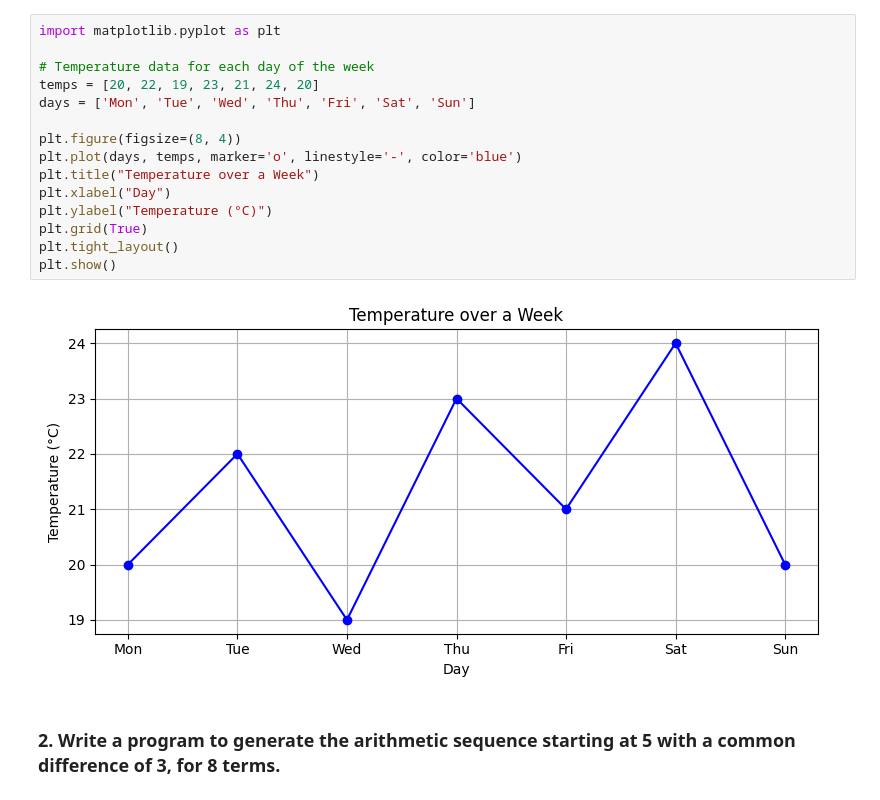
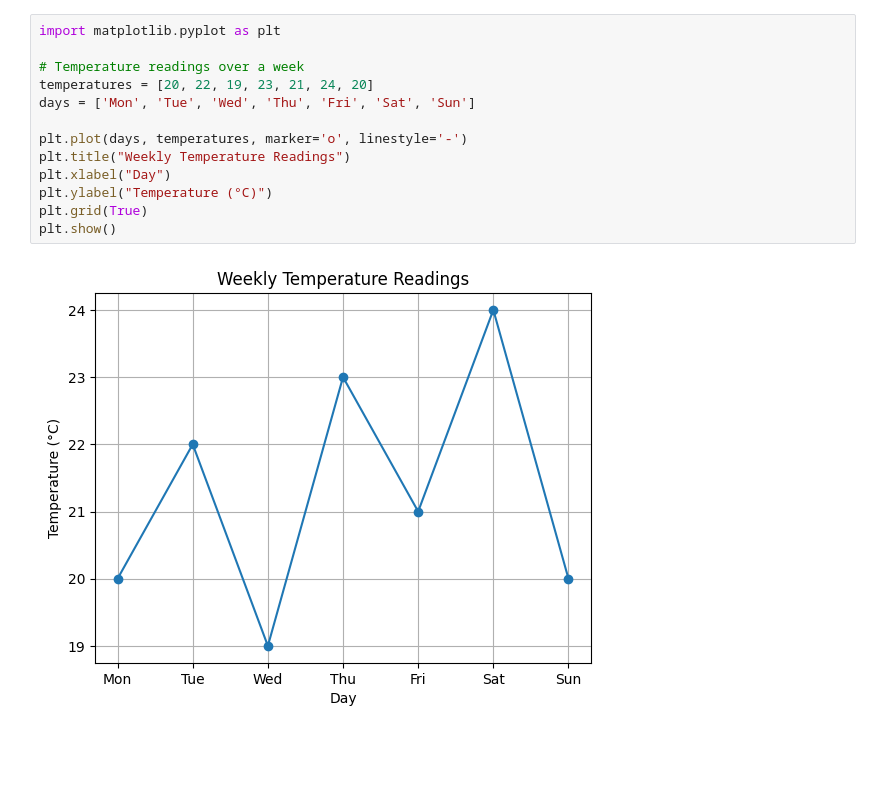
Before and after one commit to wangui-jane/Python_jane, a Jupyter notebook: Untitled0.ipynb, the cells around one changed output. Cells and saved outputs as stored; diff of their text form; blank space fills up the shorter version.

```diff
--- a/Untitled0.ipynb
+++ b/Untitled0.ipynb
@@ -5,19 +13,15 @@
 # %%
 import matplotlib.pyplot as plt
 
-# Temperature data for each day of the week
-temps = [20, 22, 19, 23, 21, 24, 20]
+# Temperature readings over a week
+temperatures = [20, 22, 19, 23, 21, 24, 20]
 days = ['Mon', 'Tue', 'Wed', 'Thu', 'Fri', 'Sat', 'Sun']
 
-plt.figure(figsize=(8, 4))
-plt.plot(days, temps, marker='o', linestyle='-', color='blue')
-plt.title("Temperature over a Week")
+plt.plot(days, temperatures, marker='o', linestyle='-')
+plt.title("Weekly Temperature Readings")
 plt.xlabel("Day")
 plt.ylabel("Temperature (°C)")
 plt.grid(True)
-plt.tight_layout()
 plt.show()
 # %% [output]
-[figure, old version]
+[figure, new version]
-# %% [markdown]
-### 2. Write a program to generate the arithmetic sequence starting at 5 with a common difference of 3, for 8 terms.
```
Also changed, not shown: parts of 8 cells of this notebook.
